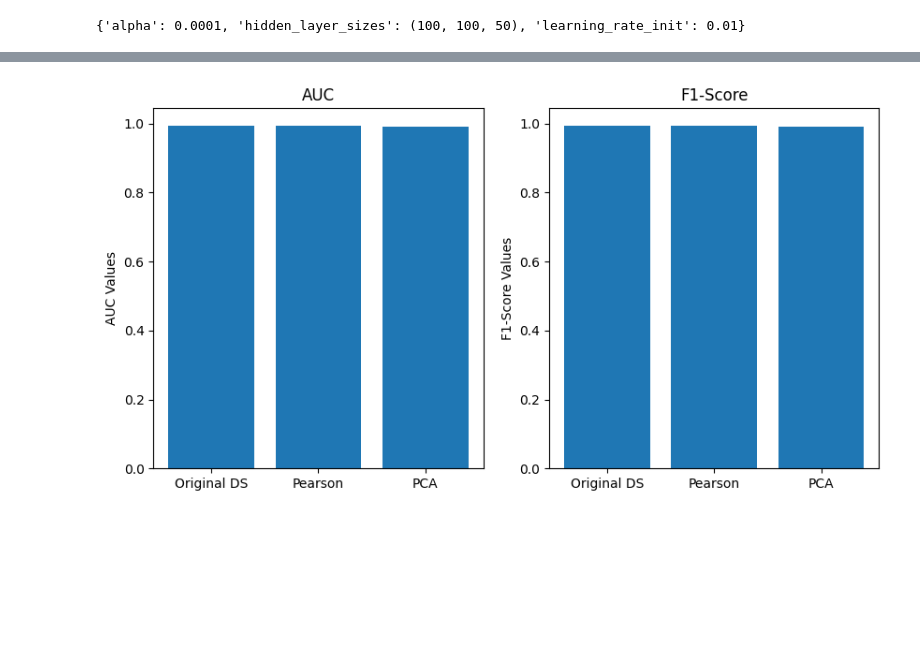
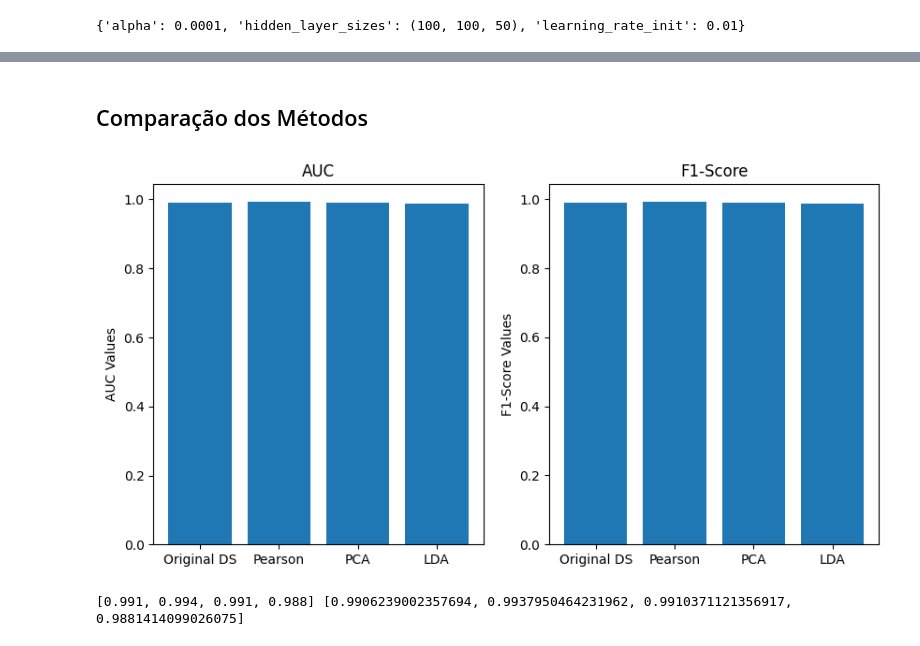
Before and after one commit to cesarpmorais/5G-Data-Training, a Jupyter notebook: ml/supervised_neural_network.ipynb, the cells around one changed output, grey strips where cells are left out. Cells and saved outputs as stored; diff of their text form; code cells hidden in the pictures; blank space fills up the shorter version.

```diff
--- a/ml/supervised_neural_network.ipynb
+++ b/ml/supervised_neural_network.ipynb
@@ -108,7 +108,7 @@ print(grid_search.best_params_)
 # %% [output]
 {'alpha': 0.0001, 'hidden_layer_sizes': (100, 100, 50), 'learning_rate_init': 0.01}
 # %%
-clf = MLPClassifier(hidden_layer_sizes=(100, 100, 100), alpha=0.0001, learning_rate_init=0.01)
+clf = MLPClassifier(hidden_layer_sizes=(100, 100, 50), alpha=0.0001, learning_rate_init=0.01)
 clf.fit(pca_X_train, pca_y_train)
 
 y_pred = clf.predict(pca_X_test)
@@ -142,0 +133,14 @@ print(auc_values_2, f1_values_2)
+# %%
+lda_X_train, lda_X_test, lda_y_train, lda_y_test = aux.prepare_dataset(lda_df)
+# %%
+params = {
+    'hidden_layer_sizes': [(50,), (100,), (150,), (100, 50), (100, 100, 50)],
+    'learning_rate_init': [0.0001, 0.001, 0.01, 0.1],
+    'alpha': [0.0001, 0.001, 0.01, 0.1]
+}
+
+clf_model = MLPClassifier()
+grid_search = GridSearchCV(clf_model, params, cv=2)
+grid_search.fit(lda_X_train, lda_y_train)
+
+print(grid_search.best_params_)
@@ -142,0 +149,9 @@ print(auc_values_2, f1_values_2)
+# %%
+clf = MLPClassifier(hidden_layer_sizes=(100, 50), alpha=0.0001, learning_rate_init=0.01)
+clf.fit(lda_X_train, lda_y_train)
+
+y_pred = clf.predict(lda_X_test)
+
+auc, f1 = aux.analyse_ml_results(lda_y_test, y_pred)
+auc_values.append(auc)
+f1_score_values.append(f1)
@@ -143,4 +170,10 @@ print(auc_values_2, f1_values_2)
+# %% [markdown]
+## Comparação dos Métodos
 # %%
-aux.plot_auc_and_f1(auc_values_2, f1_values_2)
+aux.plot_auc_and_f1(auc_values, f1_score_values)
 # %% [output]
-[figure, old version]
+[figure, new version]
+# %%
+print(auc_values, f1_score_values)
+# %% [output]
+[0.991, 0.994, 0.991, 0.988] [0.9906239002357694, 0.9937950464231962, 0.9910371121356917, 0.9881414099026075]
```
Also changed, not shown: parts of 10 cells of this notebook.
